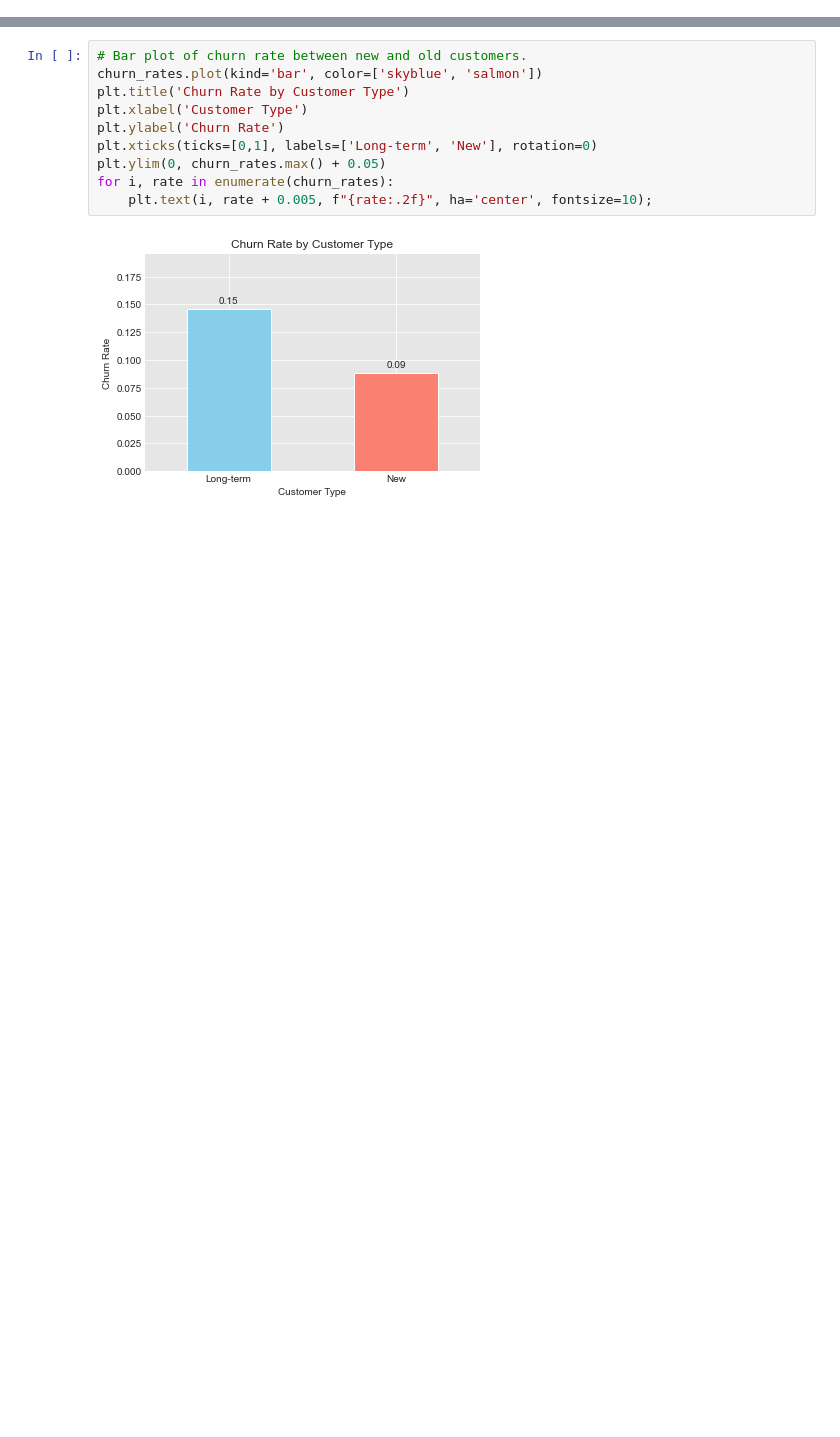
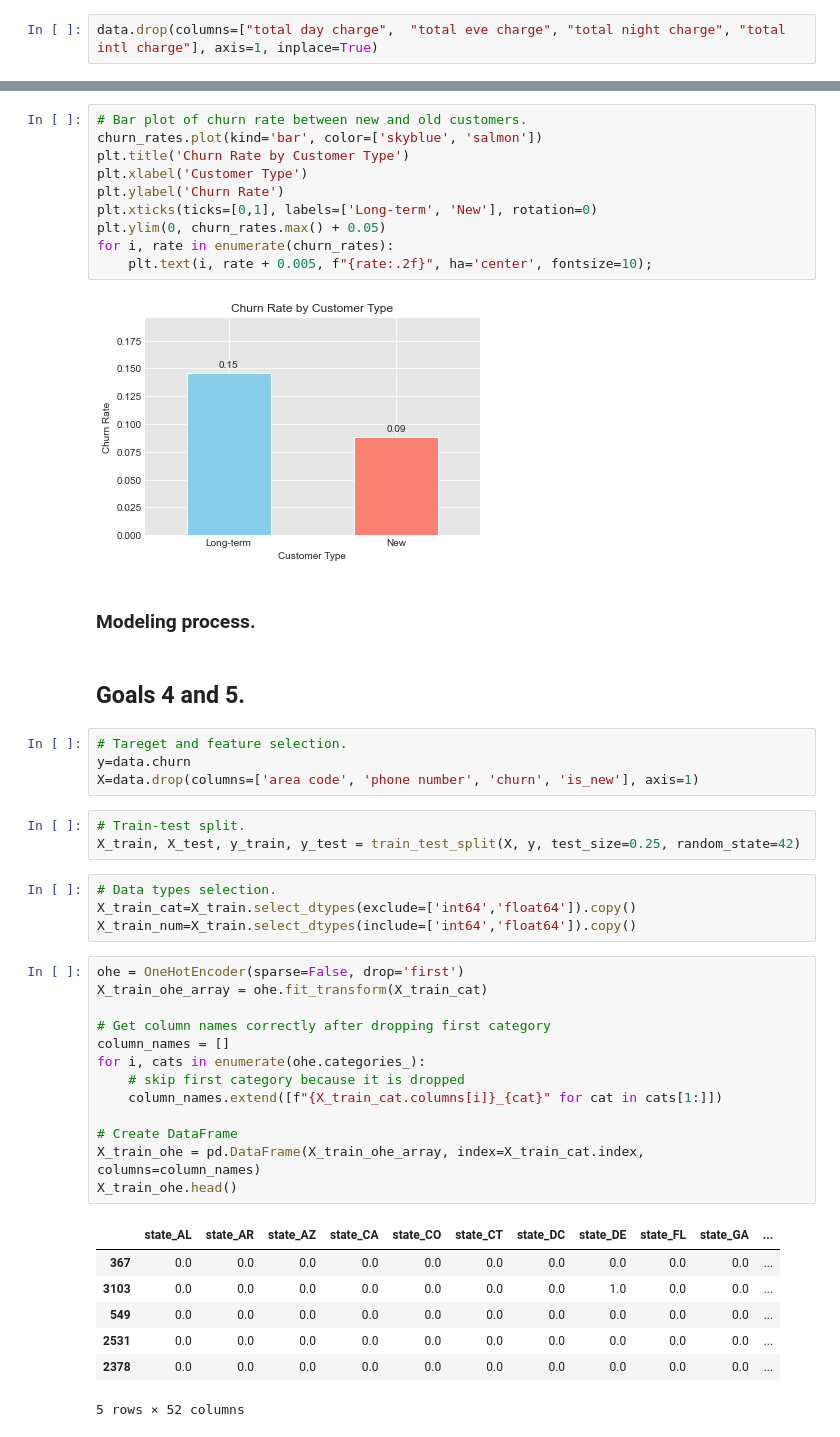
Before and after one commit to Victor-Mufasa/Phase-3-Project, a Jupyter notebook: student.ipynb, the cells around one changed output, grey strips where cells are left out. Cells and saved outputs as stored; diff of their text form; blank space fills up the shorter version.

Commit message:
Created a baseline logistic regression model. Solved objective 4.

```diff
--- a/student.ipynb
+++ b/student.ipynb
@@ -103,3 +103,5 @@ total intl charge          162
 customer service calls      10
 churn                        2
 dtype: int64
+# %%
+data.drop(columns=["total day charge",  "total eve charge", "total night charge", "total intl charge"], axis=1, inplace=True)
@@ -201,3 +205,39 @@ for i, rate in enumerate(churn_rates):
     plt.text(i, rate + 0.005, f"{rate:.2f}", ha='center', fontsize=10);
 # %% [output]
 [figure]
+# %% [markdown]
+### Modeling process.
+# %% [markdown]
+## Goals 4 and 5.
+# %%
+# Tareget and feature selection.
+y=data.churn
+X=data.drop(columns=['area code', 'phone number', 'churn', 'is_new'], axis=1)
+# %%
+# Train-test split.
+X_train, X_test, y_train, y_test = train_test_split(X, y, test_size=0.25, random_state=42)
+# %%
+# Data types selection.
+X_train_cat=X_train.select_dtypes(exclude=['int64','float64']).copy()
+X_train_num=X_train.select_dtypes(include=['int64','float64']).copy()
+# %%
+ohe = OneHotEncoder(sparse=False, drop='first')
+X_train_ohe_array = ohe.fit_transform(X_train_cat)
+
+# Get column names correctly after dropping first category
+column_names = []
+for i, cats in enumerate(ohe.categories_):
+    # skip first category because it is dropped
+    column_names.extend([f"{X_train_cat.columns[i]}_{cat}" for cat in cats[1:]])
+
+# Create DataFrame
+X_train_ohe = pd.DataFrame(X_train_ohe_array, index=X_train_cat.index, columns=column_names)
+X_train_ohe.head()
+# %% [output]
+|  | state_AL | state_AR | state_AZ | state_CA | state_CO | state_CT | state_DC | state_DE | state_FL | state_GA | ... |
+| 367 | 0.0 | 0.0 | 0.0 | 0.0 | 0.0 | 0.0 | 0.0 | 0.0 | 0.0 | 0.0 | ... |
+| 3103 | 0.0 | 0.0 | 0.0 | 0.0 | 0.0 | 0.0 | 0.0 | 1.0 | 0.0 | 0.0 | ... |
+| 549 | 0.0 | 0.0 | 0.0 | 0.0 | 0.0 | 0.0 | 0.0 | 0.0 | 0.0 | 0.0 | ... |
+| 2531 | 0.0 | 0.0 | 0.0 | 0.0 | 0.0 | 0.0 | 0.0 | 0.0 | 0.0 | 0.0 | ... |
+| 2378 | 0.0 | 0.0 | 0.0 | 0.0 | 0.0 | 0.0 | 0.0 | 0.0 | 0.0 | 0.0 | ... |
+5 rows × 52 columns
```
Also changed, not shown: parts of 15 cells of this notebook.
